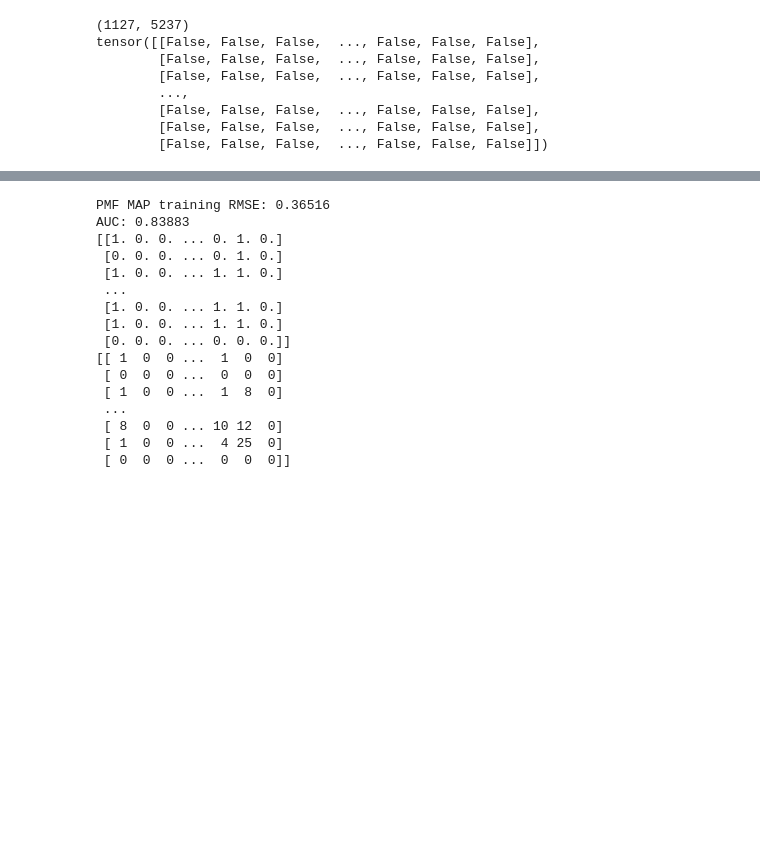
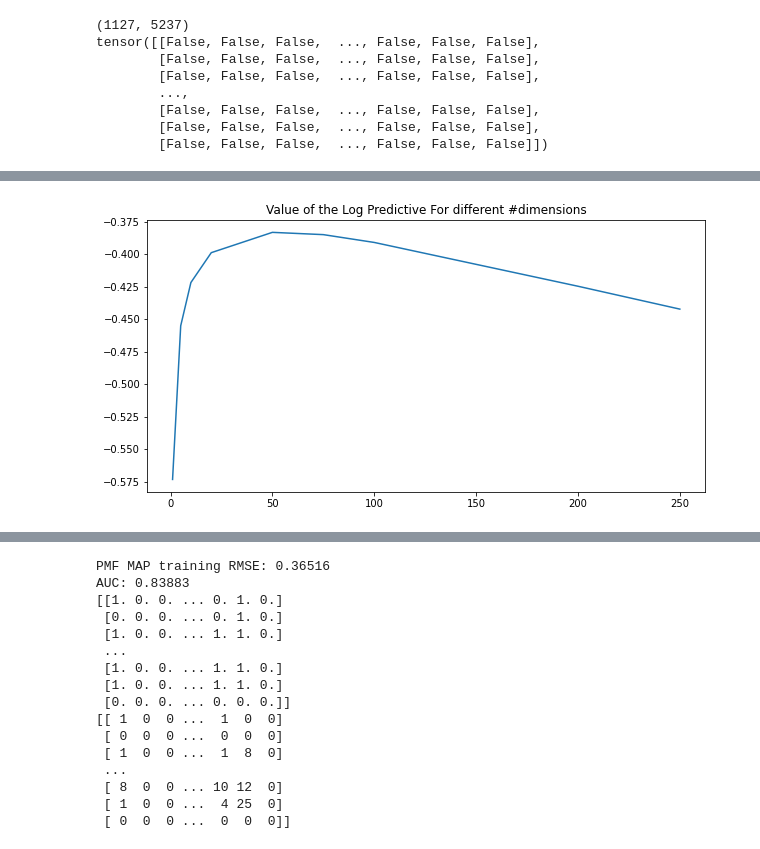
Before and after one commit to dafnep/Baysian-Matrix-Factorization-Drug-effect, a Jupyter notebook: src/simple_SVI 2.ipynb, the cells around one changed output, grey strips where cells are left out. Cells and saved outputs as stored; diff of their text form; code cells hidden in the pictures; blank space fills up the shorter version.

Commit message:
different file for each class. Added predictive score calculation

```diff
--- a/src/simple_SVI 2.ipynb
+++ b/src/simple_SVI 2.ipynb
@@ -161,3 +176,20 @@ tensor([[False, False, False,  ..., False, False, False],
         [False, False, False,  ..., False, False, False],
         [False, False, False,  ..., False, False, False],
         [False, False, False,  ..., False, False, False]])
+# %%
+with open('data_train.pickle', 'rb') as handle:
+    data2 = pickle.load(handle)
+print(data2.shape)
+
+def predictive_score_for_diim_estimation(data_all, train, classname):
+    score=[]
+    for d in [1,5,10,20,50,75,100,200,250]:
+        nan_mask = np.isnan(train) #when calculating the train/test set to "nan" all the examples that are for testing so that you do not train on them
+        test = classname(data_all,train, d)
+        pyro.clear_param_store()
+        test.train_SVI(data_all , ~torch.from_numpy(nan_mask), verbose = False)
+        test.sample_predict(500)
+        score.append(test.predictive_score(data_all,  ~torch.from_numpy(nan_mask)))
+    return score
+
+s = predictive_score_for_diim_estimation(data,data2, PMF)
@@ -164 +214,11 @@ tensor([[False, False, False,  ..., False, False, False],
+# %%
+d = [1,5,10,20,50,75,100,200,250]
+plt.figure(figsize=(10, 5))
+plt.plot(d, s)
+plt.title("Value of the Log Predictive For different #dimensions")
+plt.savefig("predictive_score_simple.png")
+plt.show()
+pyro.clear_param_store()
+# %% [output]
+[figure, added]
 # %%
```
Also changed, not shown: parts of 9 cells of this notebook, 7 other files.
